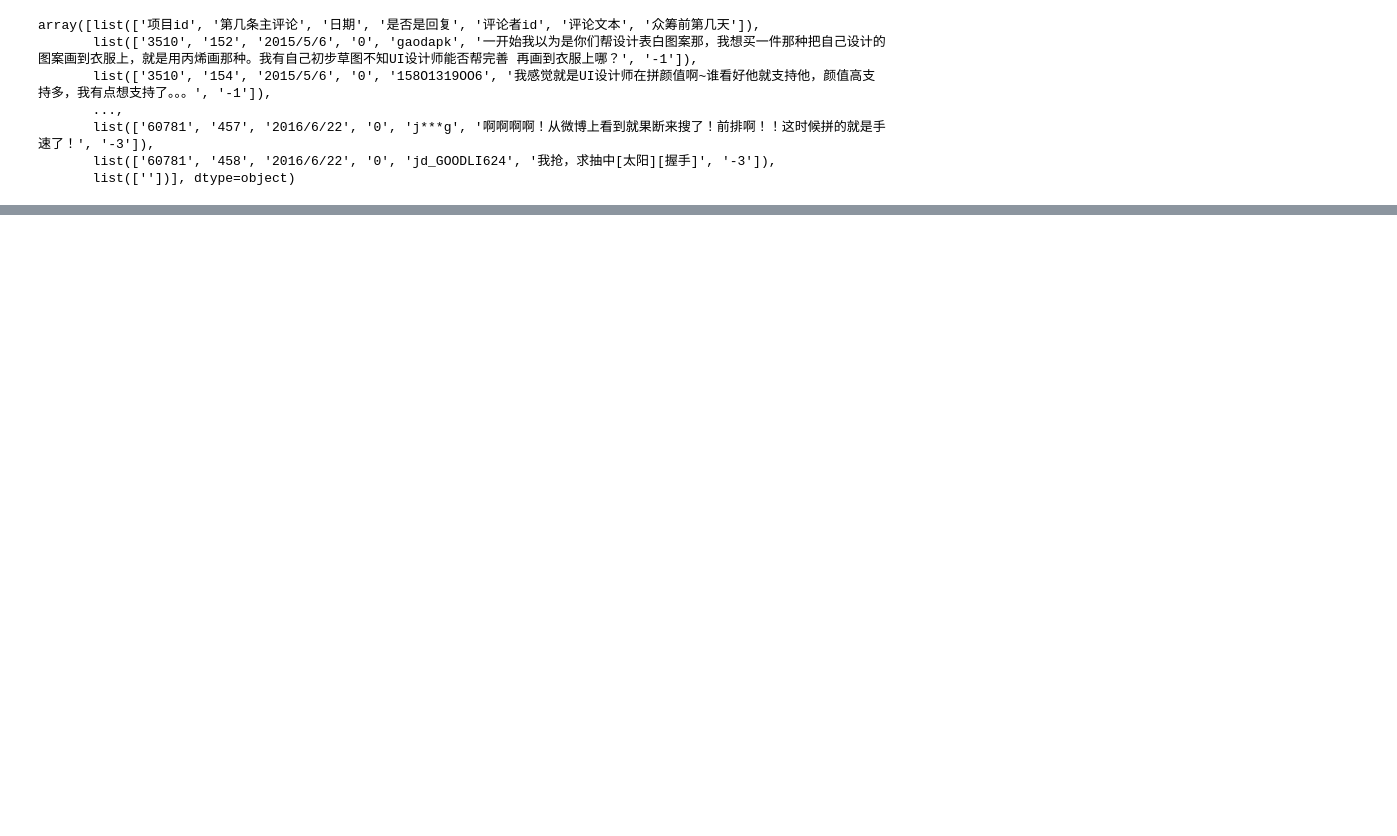
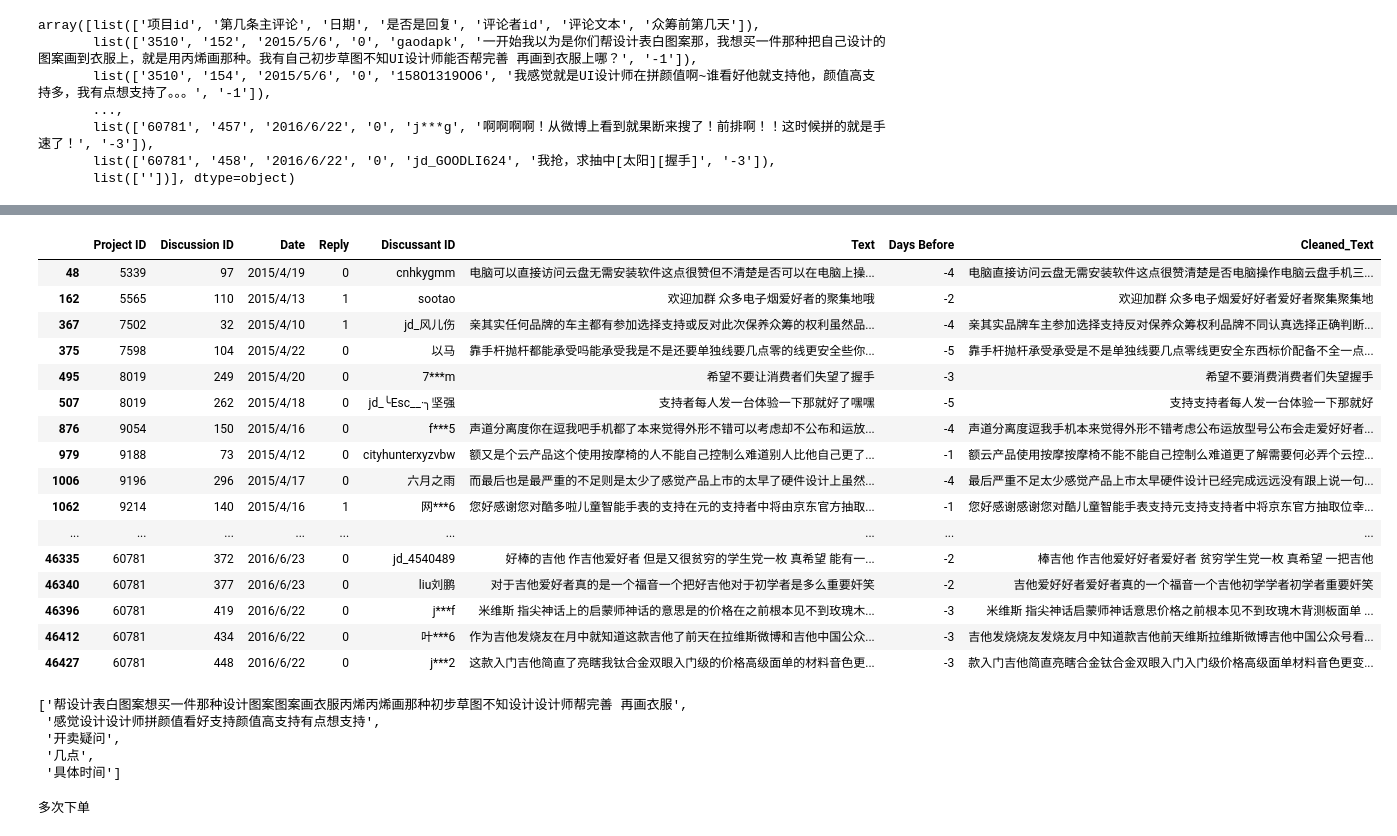
Before and after one commit to cnn22/text-mining, a Jupyter notebook: data-mining.ipynb, the cells around one changed output, grey strips where cells are left out. Cells and saved outputs as stored; diff of their text form; code cells hidden in the pictures; blank space fills up the shorter version.

Commit message:
text preprocessing

```diff
--- a/data-mining.ipynb
+++ b/data-mining.ipynb
@@ -75,0 +135,38 @@ xiahua.head(10)
+# %%
+seg_list = jieba.cut('多次下单哈哈', cut_all=False)
+# print("Full mode: "+"/ ".join(seg_list))
+# %%
+def remove_chinese_stop_words(text_column, stopwords):
+    new_col=[]
+    for text in text_column.iteritems():
+        seg_list = jieba.cut_for_search(text[1])
+        final_str = ""
+        for seg in seg_list:
+            if seg not in stopwords:
+                final_str = final_str+seg
+        new_col.append(final_str)
+    return new_col
+# %%
+new_col = remove_chinese_stop_words(test.Text, stop_chinese)
+# %%
+test['Cleaned_Text'] = new_col
+# %%
+test.loc[test.Cleaned_Text.str.contains('者')]
+# %% [output]
+|  | Project ID | Discussion ID | Date | Reply | Discussant ID | Text | Days Before | Cleaned_Text |
+| 48 | 5339 | 97 | 2015/4/19 | 0 | cnhkygmm | 电脑可以直接访问云盘无需安装软件这点很赞但不清楚是否可以在电脑上操... | -4 | 电脑直接访问云盘无需安装软件这点很赞清楚是否电脑操作电脑云盘手机三... |
+| 162 | 5565 | 110 | 2015/4/13 | 1 | sootao | 欢迎加群 众多电子烟爱好者的聚集地哦 | -2 | 欢迎加群 众多电子烟爱好好者爱好者聚集聚集地 |
+| 367 | 7502 | 32 | 2015/4/10 | 1 | jd_风儿伤 | 亲其实任何品牌的车主都有参加选择支持或反对此次保养众筹的权利虽然品... | -4 | 亲其实品牌车主参加选择支持反对保养众筹权利品牌不同认真选择正确判断... |
+| 375 | 7598 | 104 | 2015/4/22 | 0 | 以马 | 靠手杆抛杆都能承受吗能承受我是不是还要单独线要几点零的线更安全些你... | -5 | 靠手杆抛杆承受承受是不是单独线要几点零线更安全东西标价配备不全一点... |
+| 495 | 8019 | 249 | 2015/4/20 | 0 | 7***m | 希望不要让消费者们失望了握手 | -3 | 希望不要消费消费者们失望握手 |
+| 507 | 8019 | 262 | 2015/4/18 | 0 | jd_╰Esc__·╮坚强 | 支持者每人发一台体验一下那就好了嘿嘿 | -5 | 支持支持者每人发一台体验一下那就好 |
+| 876 | 9054 | 150 | 2015/4/16 | 0 | f***5 | 声道分离度你在逗我吧手机都了本来觉得外形不错可以考虑却不公布和运放... | -4 | 声道分离度逗我手机本来觉得外形不错考虑公布运放型号公布会走爱好好者... |
+| 979 | 9188 | 73 | 2015/4/12 | 0 | cityhunterxyzvbw | 额又是个云产品这个使用按摩椅的人不能自己控制么难道别人比他自己更了... | -1 | 额云产品使用按摩按摩椅不能不能自己控制么难道更了解需要何必弄个云控... |
+| 1006 | 9196 | 296 | 2015/4/17 | 0 | 六月之雨 | 而最后也是最严重的不足则是太少了感觉产品上市的太早了硬件设计上虽然... | -4 | 最后严重不足太少感觉产品上市太早硬件设计已经完成远远没有跟上说一句... |
+| 1062 | 9214 | 140 | 2015/4/16 | 1 | 网***6 | 您好感谢您对酷多啦儿童智能手表的支持在元的支持者中将由京东官方抽取... | -1 | 您好感谢感谢您对酷儿童智能手表支持元支持支持者中将京东官方抽取位幸... |
+| ... | ... | ... | ... | ... | ... | ... | ... | ... |
+| 46335 | 60781 | 372 | 2016/6/23 | 0 | jd_4540489 | 好棒的吉他 作吉他爱好者 但是又很贫穷的学生党一枚 真希望 能有一... | -2 | 棒吉他 作吉他爱好好者爱好者 贫穷学生党一枚 真希望 一把吉他 |
+| 46340 | 60781 | 377 | 2016/6/23 | 0 | liu刘鹏 | 对于吉他爱好者真的是一个福音一个把好吉他对于初学者是多么重要奸笑 | -2 | 吉他爱好好者爱好者真的一个福音一个吉他初学学者初学者重要奸笑 |
+| 46396 | 60781 | 419 | 2016/6/22 | 0 | j***f | 米维斯 指尖神话上的启蒙师神话的意思是的价格在之前根本见不到玫瑰木... | -3 | 米维斯 指尖神话启蒙师神话意思价格之前根本见不到玫瑰木背测板面单 ... |
+| 46412 | 60781 | 434 | 2016/6/22 | 0 | 叶***6 | 作为吉他发烧友在月中就知道这款吉他了前天在拉维斯微博和吉他中国公众... | -3 | 吉他发烧烧友发烧友月中知道款吉他前天维斯拉维斯微博吉他中国公众号看... |
+| 46427 | 60781 | 448 | 2016/6/22 | 0 | j***2 | 这款入门吉他简直了亮瞎我钛合金双眼入门级的价格高级面单的材料音色更... | -3 | 款入门吉他简直亮瞎合金钛合金双眼入门入门级价格高级面单材料音色更变... |
@@ -75,0 +186,8 @@ xiahua.head(10)
+# %%
+new_col
+# %% [output]
+['帮设计表白图案想买一件那种设计图案图案画衣服丙烯丙烯画那种初步草图不知设计设计师帮完善 再画衣服',
+ '感觉设计设计师拼颜值看好支持颜值高支持有点想支持',
+ '开卖疑问',
+ '几点',
+ '具体时间']
@@ -75,0 +196,10 @@ xiahua.head(10)
+# %%
+str_in = '多次下单哈哈'
+seg_list = jieba.cut_for_search(str_in)
+final_str = ""
+for seg in seg_list:
+    if seg not in stop_chinese:
+        final_str = final_str+seg
+print(final_str)
+# %% [output]
+多次下单
```
Also changed, not shown: parts of 32 cells of this notebook.
